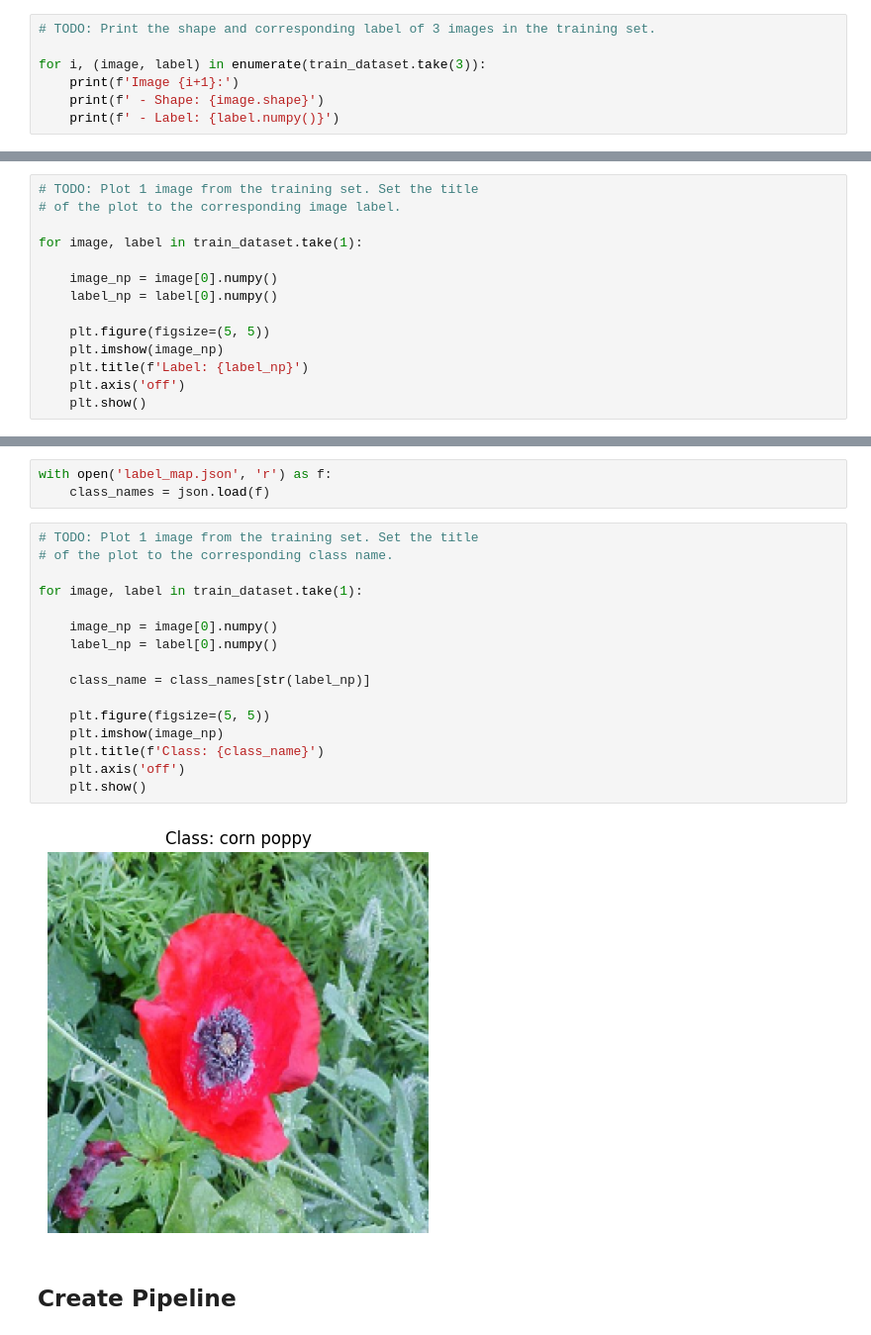
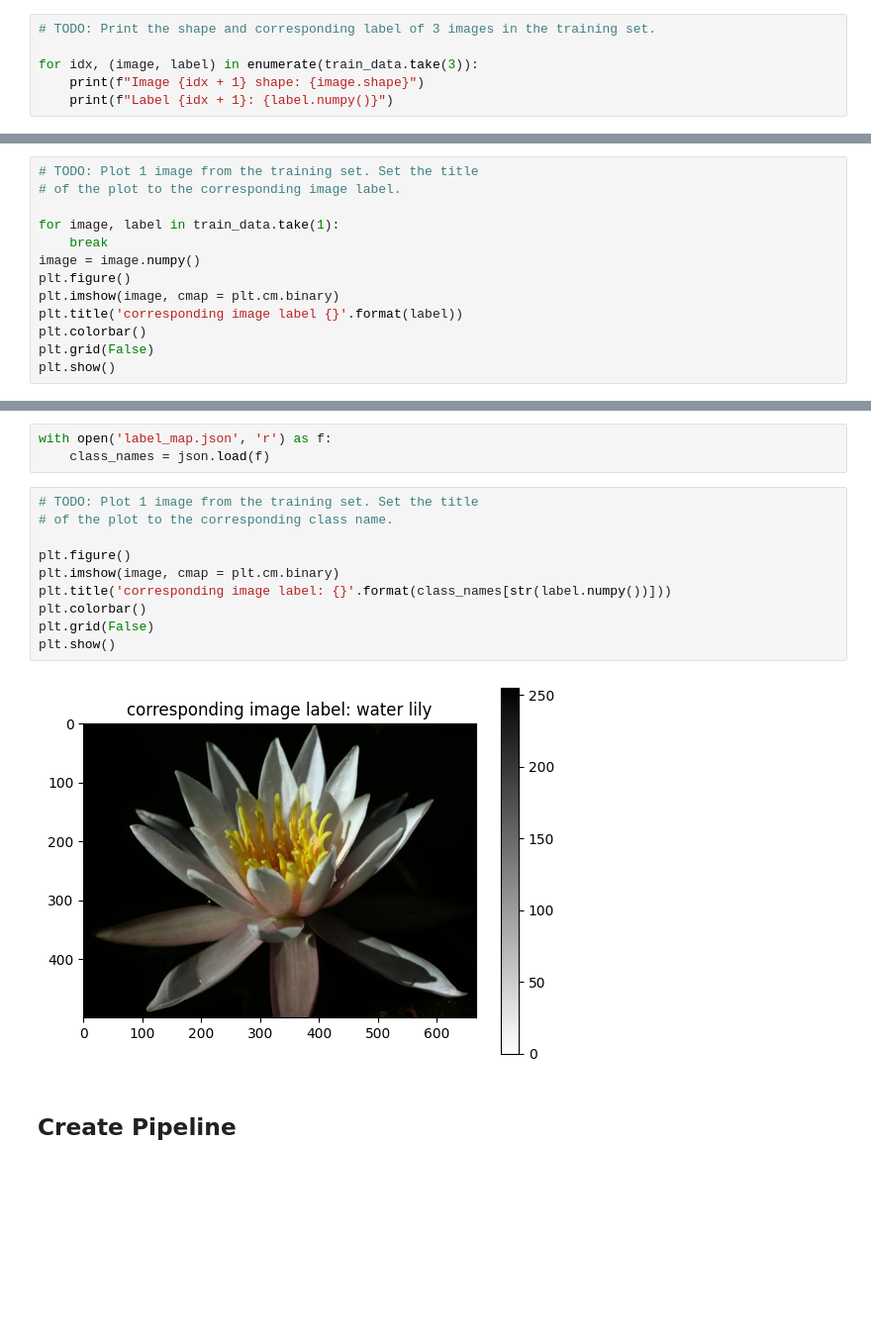
Before and after one commit to bigboy92/fend-matching-game, a Jupyter notebook: Project_Image_Classifier_Project.ipynb, the cells around one changed output, grey strips where cells are left out. Shown at 99% size. Saved outputs shown, nothing was run; the diff lists cells and outputs as text; blank space fills up the shorter version.

```diff
--- a/Project_Image_Classifier_Project.ipynb
+++ b/Project_Image_Classifier_Project.ipynb
@@ -78,8 +152,7 @@ Number of classes: 102
 # %%
 # TODO: Print the shape and corresponding label of 3 images in the training set.
 
-for i, (image, label) in enumerate(train_dataset.take(3)):
-    print(f'Image {i+1}:')
-    print(f' - Shape: {image.shape}')
-    print(f' - Label: {label.numpy()}')
+for idx, (image, label) in enumerate(train_data.take(3)):
+    print(f"Image {idx + 1} shape: {image.shape}")
+    print(f"Label {idx + 1}: {label.numpy()}")
 # %% [output]
@@ -99,14 +166,13 @@ Image 3:
 # TODO: Plot 1 image from the training set. Set the title
 # of the plot to the corresponding image label.
 
-for image, label in train_dataset.take(1):
-
-    image_np = image[0].numpy()
-    label_np = label[0].numpy()
-
-    plt.figure(figsize=(5, 5))
-    plt.imshow(image_np)
-    plt.title(f'Label: {label_np}')
-    plt.axis('off')
-    plt.show()
+for image, label in train_data.take(1):
+    break
+image = image.numpy()
+plt.figure()
+plt.imshow(image, cmap = plt.cm.binary)
+plt.title('corresponding image label {}'.format(label))
+plt.colorbar()
+plt.grid(False)
+plt.show()
 # %% [output]
@@ -121,20 +187,14 @@ with open('label_map.json', 'r') as f:
 # %%
 # TODO: Plot 1 image from the training set. Set the title
 # of the plot to the corresponding class name.
 
-for image, label in train_dataset.take(1):
-
-    image_np = image[0].numpy()
-    label_np = label[0].numpy()
-
-    class_name = class_names[str(label_np)]
-
-    plt.figure(figsize=(5, 5))
-    plt.imshow(image_np)
-    plt.title(f'Class: {class_name}')
-    plt.axis('off')
-    plt.show()
+plt.figure()
+plt.imshow(image, cmap = plt.cm.binary)
+plt.title('corresponding image label: {}'.format(class_names[str(label.numpy())]))
+plt.colorbar()
+plt.grid(False)
+plt.show()
 # %% [output]
-[figure, old version]
+[figure, new version]
 # %% [markdown]
 ## Create Pipeline
```
Also changed, not shown: parts of 30 cells of this notebook.
